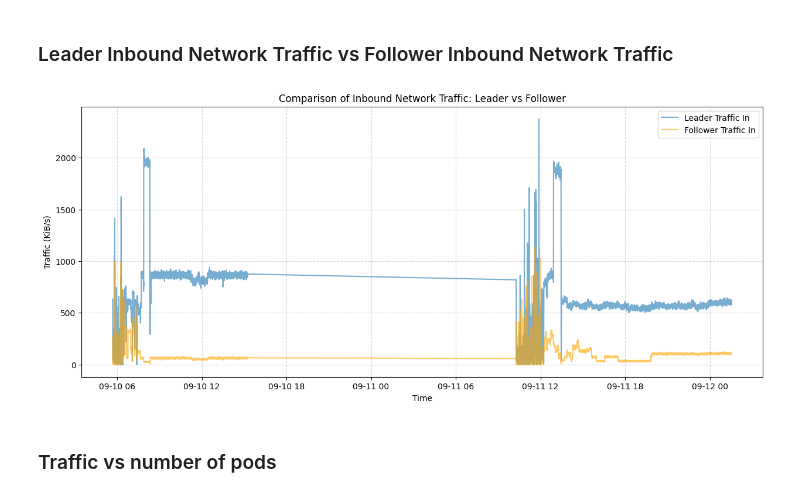
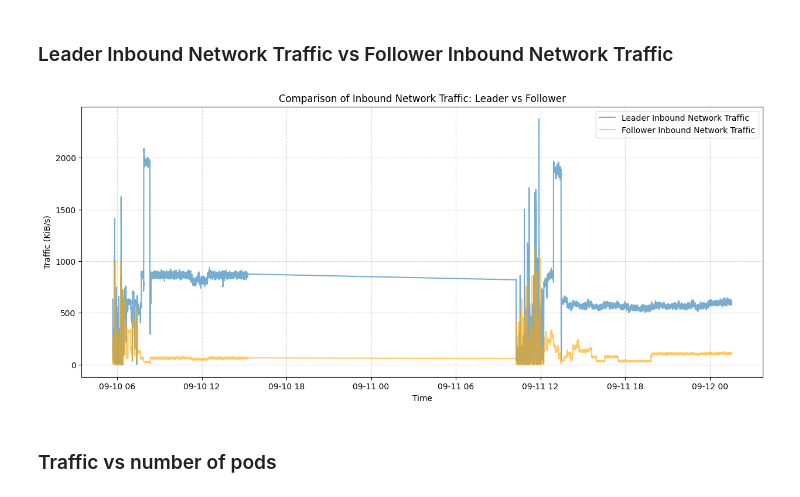
Before and after one commit to BogdanPaul15/gwydion, a Jupyter notebook: gwydion/datasets/real/redis/v1/redis.ipynb, the cells around one changed output. Saved outputs shown, nothing was run; the diff lists cells and outputs as text; code cells hidden in the pictures.

```diff
--- a/gwydion/datasets/real/redis/v1/redis.ipynb
+++ b/gwydion/datasets/real/redis/v1/redis.ipynb
@@ -299,17 +301,17 @@ plt.show()
 ### Leader Inbound Network Traffic vs Follower Inbound Network Traffic
 # %%
 plt.figure(figsize=(15, 6))
-plt.plot(df_time.index, df_time['redis-leader_traffic_in'], label='Leader Traffic In', alpha=0.6)
-plt.plot(df_time.index, df_time['redis-follower_traffic_in'], label='Follower Traffic In', alpha=0.6, color='orange')
+plt.plot(df_time.index, df_time["redis-leader_traffic_in"], label="Leader Inbound Network Traffic", alpha=0.6)
+plt.plot(df_time.index, df_time["redis-follower_traffic_in"], label="Follower Inbound Network Traffic", alpha=0.6, color="orange")
 
-plt.title('Comparison of Inbound Network Traffic: Leader vs Follower')
-plt.xlabel('Time')
-plt.ylabel('Traffic (KiB/s)')
+plt.title("Comparison of Inbound Network Traffic: Leader vs Follower")
+plt.xlabel("Time")
+plt.ylabel("Traffic (KiB/s)")
 plt.legend()
-plt.grid(True, linestyle='--', alpha=0.5)
+plt.grid(True, linestyle="--", alpha=0.5)
 plt.show()
 # %% [output]
-[figure, old version]
+[figure, new version]
 # %% [markdown]
 ### Traffic vs number of pods
 # %%
```
Also changed, not shown: parts of 30 cells of this notebook, 3 other files.
